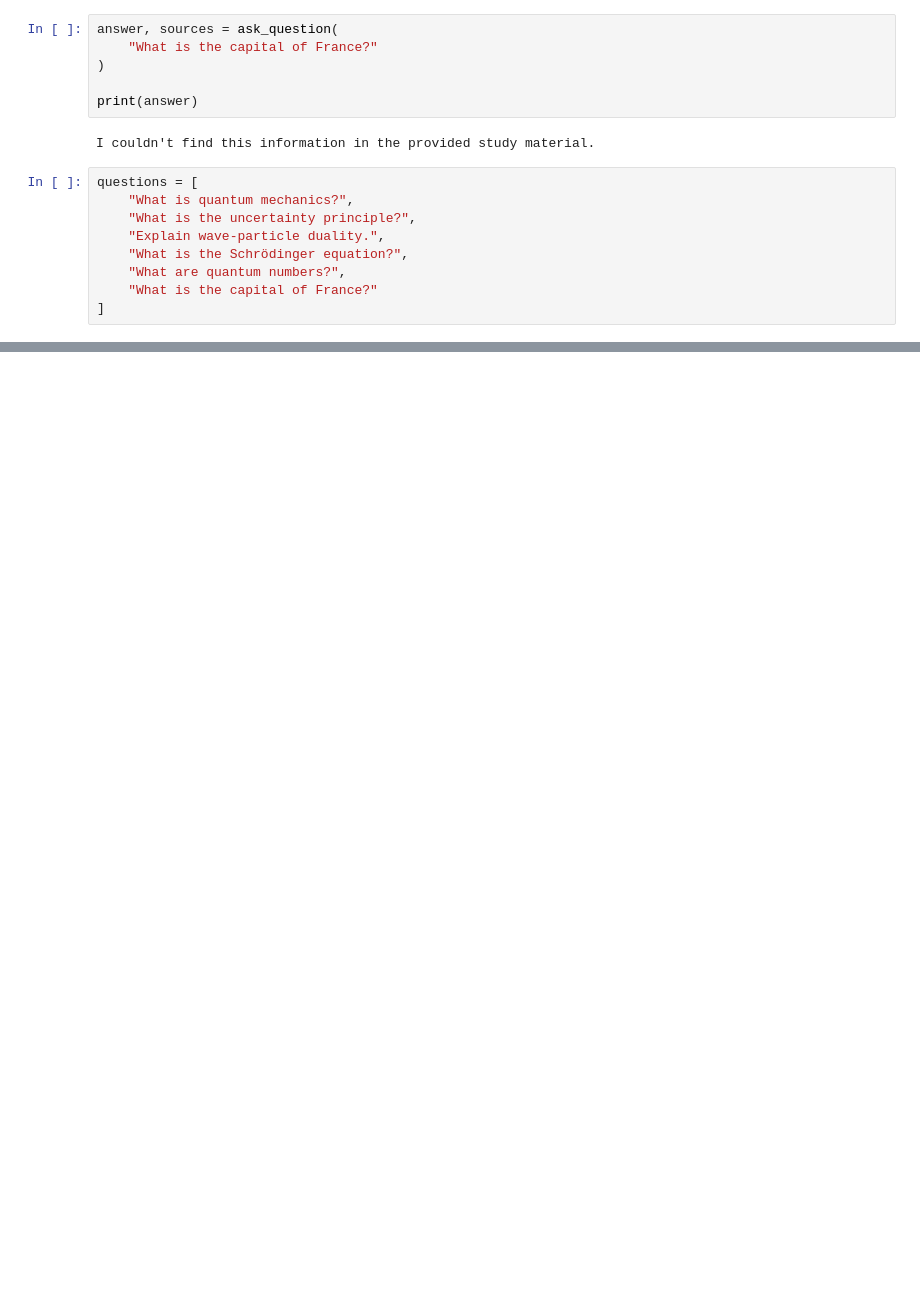
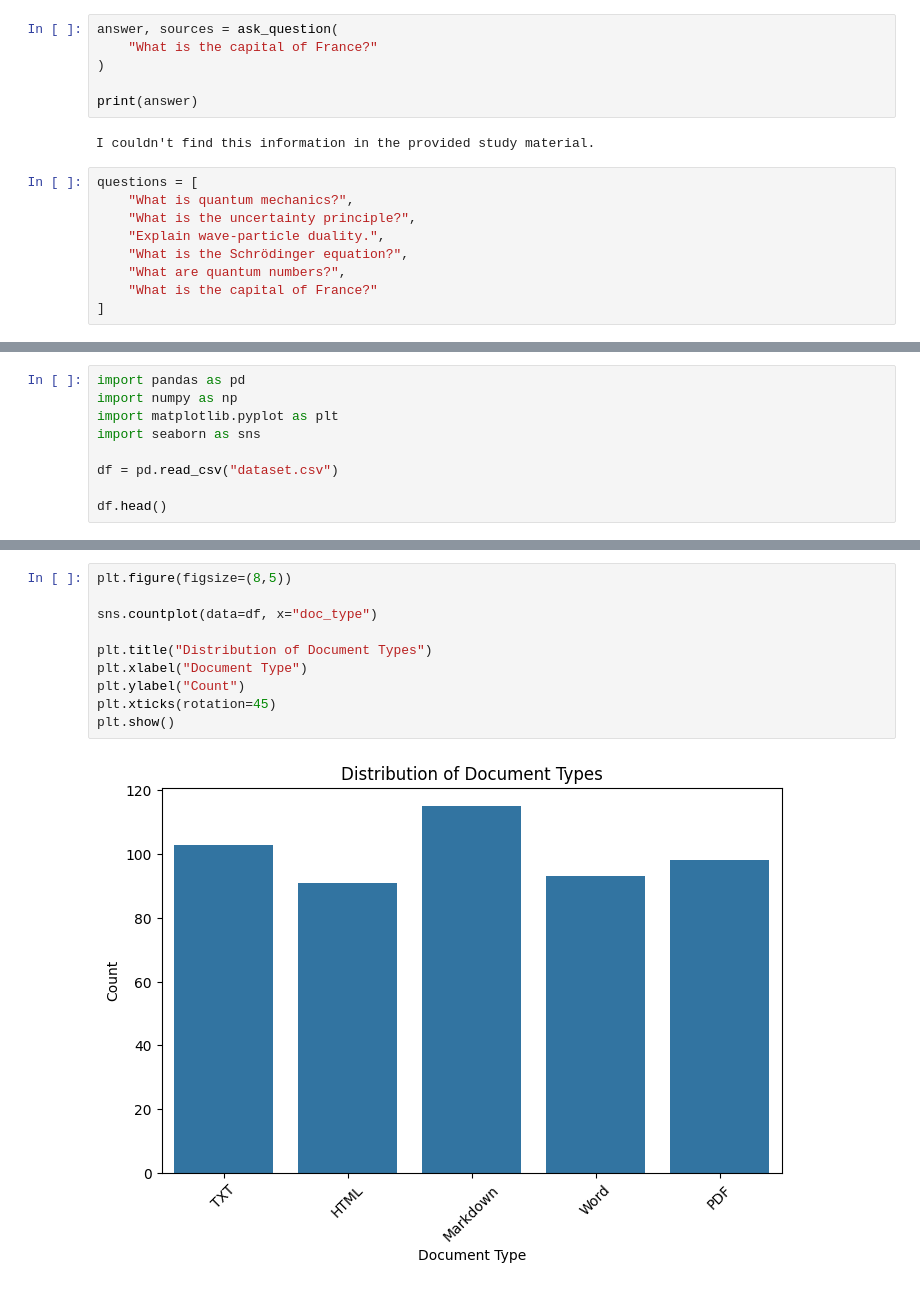
Before and after one commit to bhawani-15/StudyMate-Academic-AI-Assistant, a Jupyter notebook: Rag.ipynb, the cells around one changed output, grey strips where cells are left out. Saved outputs shown, nothing was run; the diff lists cells and outputs as text; blank space fills up the shorter version.

Commit message:
dataset-included

```diff
--- a/Rag.ipynb
+++ b/Rag.ipynb
@@ -328,0 +337,9 @@ Page: 4.0
+# %%
+import pandas as pd
+import numpy as np
+import matplotlib.pyplot as plt
+import seaborn as sns
+
+df = pd.read_csv("dataset.csv")
+
+df.head()
@@ -328,0 +406,12 @@ Page: 4.0
+# %%
+plt.figure(figsize=(8,5))
+
+sns.countplot(data=df, x="doc_type")
+
+plt.title("Distribution of Document Types")
+plt.xlabel("Document Type")
+plt.ylabel("Count")
+plt.xticks(rotation=45)
+plt.show()
+# %% [output]
+[figure, added]
```
Also changed, not shown: parts of 10 cells of this notebook, 2 other files.
